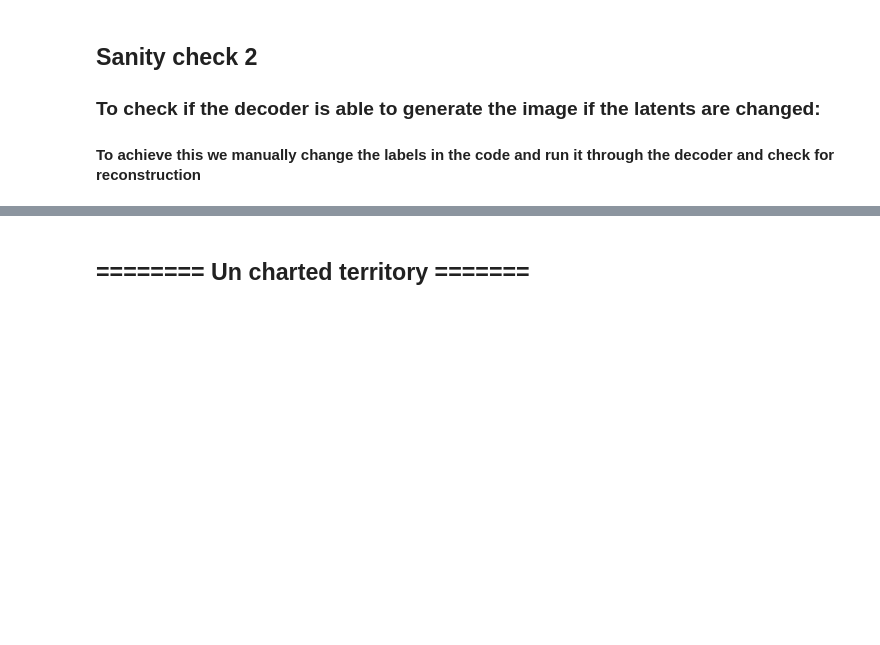
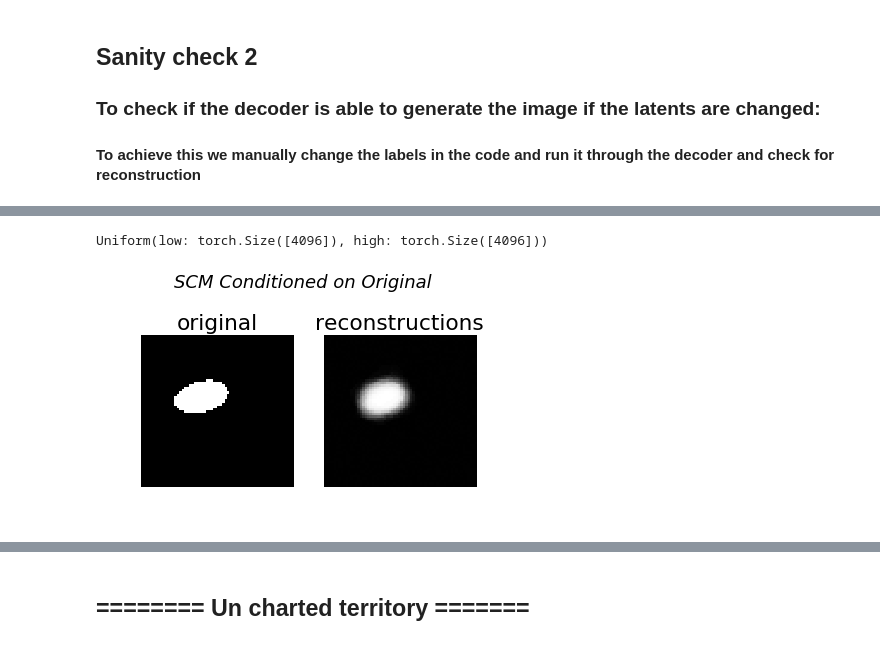
Before and after one commit to robertness/causalvae, a Jupyter notebook: causal_vae_dsprites.ipynb, the cells around one changed output, grey strips where cells are left out. Saved outputs shown, nothing was run; the diff lists cells and outputs as text; code cells hidden in the pictures; blank space fills up the shorter version.

```diff
--- a/causal_vae_dsprites.ipynb
+++ b/causal_vae_dsprites.ipynb
@@ -837,7 +811,0 @@ step 1400: loss of 179.87
-# %%
-(cfo,_,_), _= scm.model(cond_noise)
-compare_reconstruction(ox, cfo)
-
-
-(cfo,_,_), _= intervened_model(cond_noise)
-compare_reconstruction(ox, cfo)
@@ -846,0 +833,14 @@ compare_reconstruction(ox, cfo)
+# %%
+print(scm.init_noise['N_X'])
+# %% [output]
+Uniform(low: torch.Size([4096]), high: torch.Size([4096]))
+# %%
+# (rx,ry,_), _ = scm.model(cond_noise)
+rxs = []
+for i in range(100):
+     (rx,ry,_), _ = scm.model(cond_noise)
+     rxs.append(rx)
+compare_to_density(ox, torch.cat(rxs))
+_ =plt.suptitle("SCM Conditioned on Original", fontsize=18, fontstyle='italic')
+# %% [output]
+[figure, added]
```
Also changed, not shown: parts of 13 cells of this notebook.
